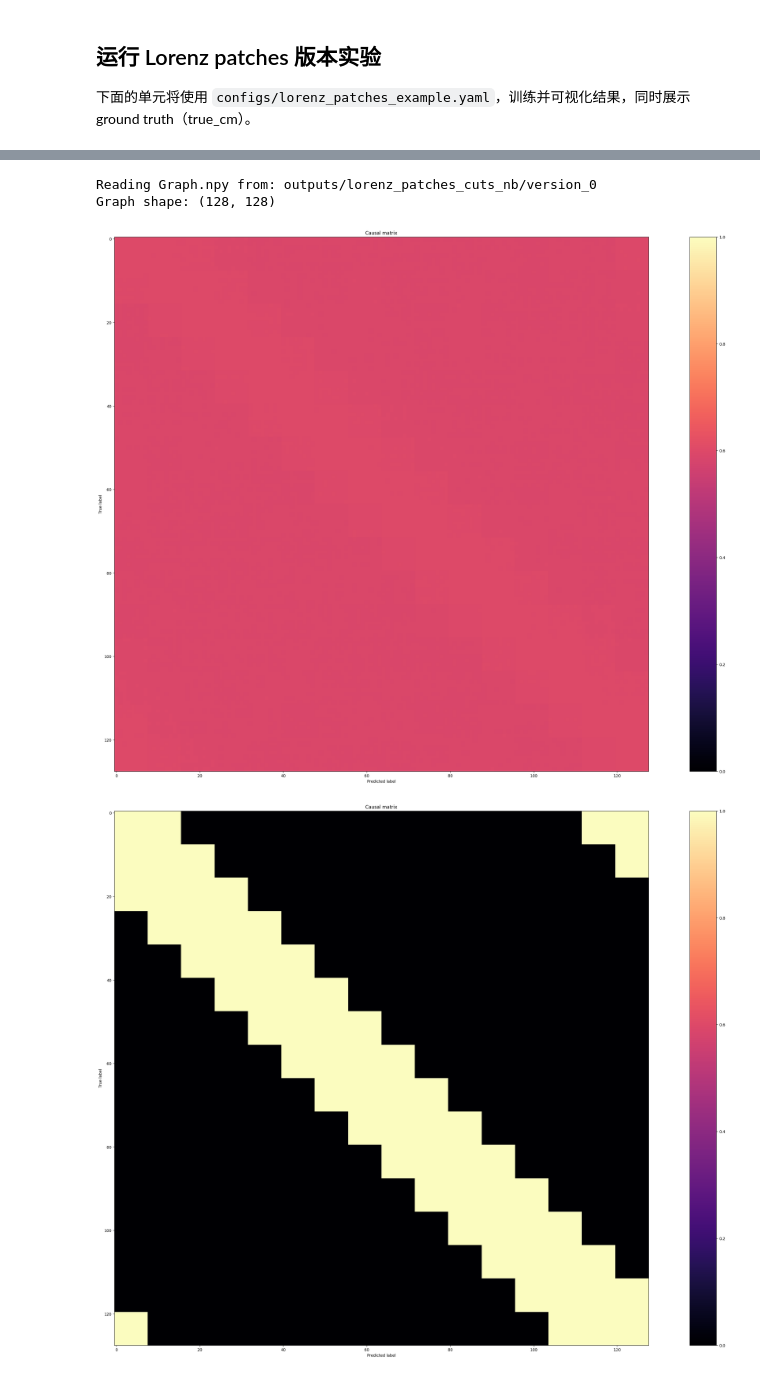
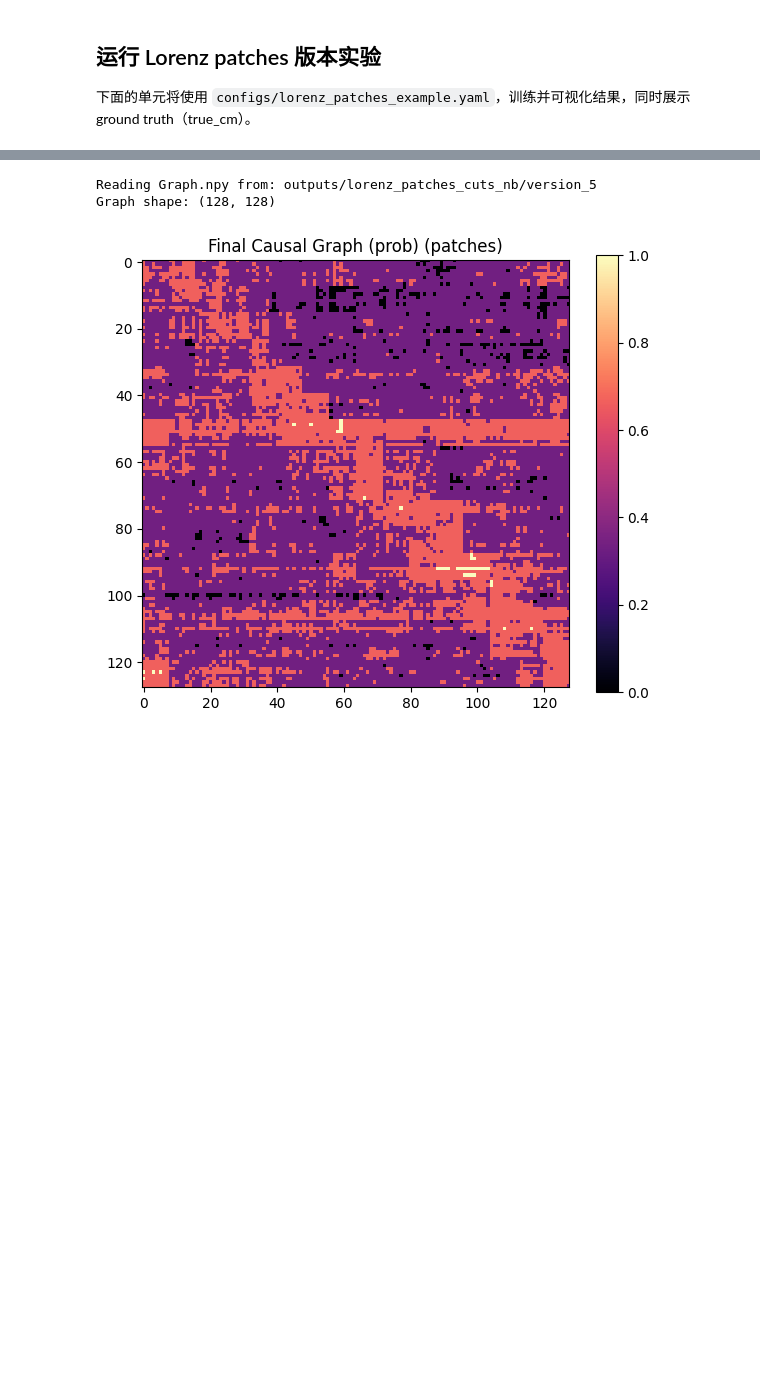
Before and after one commit to R0oup1iao/STCausalPatch, a Jupyter notebook: cuts_plus_lightning_example.ipynb, the cells around one changed output, grey strips where cells are left out. Saved outputs shown, nothing was run; the diff lists cells and outputs as text; code cells hidden in the pictures; blank space fills up the shorter version.

```diff
--- a/cuts_plus_lightning_example.ipynb
+++ b/cuts_plus_lightning_example.ipynb
@@ -203,45 +234,32 @@ Initial observable data ratio: 0.7004
 # %%
 # 读取导出的 Graph.npy 并做简单可视化
 import numpy as np
 import matplotlib.pyplot as plt
 
 # lightning_module.on_fit_end 会将 Graph.npy 保存到 logger 目录
 log_dir2 = None
 if hasattr(logger2, 'log_dir') and logger2.log_dir is not None:
     log_dir2 = logger2.log_dir
 else:
     log_dir2 = os.path.join(logger2.save_dir, logger2.name, f"version_{logger2.version}")
 
 print(f"Reading Graph.npy from: {log_dir2}")
 graph_path2 = os.path.join(log_dir2, 'Graph.npy')
 
 if os.path.exists(graph_path2):
     Graph2 = np.load(graph_path2)
     print("Graph shape:", Graph2.shape)
     graph2 = (Graph2 - np.min(Graph2)) / (np.max(Graph2) - np.min(Graph2))
 
     plt.figure(figsize=(6, 5))
     plt.imshow(graph2, cmap='magma', vmin=0, vmax=1)
     plt.title('Final Causal Graph (prob) (patches)')
     plt.colorbar()
     plt.tight_layout()
     plt.show()
 else:
     print("Graph.npy not found for patches experiment. Check that training finished and saving succeeded.")
-
-# true_cm 可视化
-from utils.misc import plot_causal_matrix
-
-true_cm2 = datamodule2.true_cm
-if true_cm2 is not None:
-    n = true_cm2.shape[0]
-    figsize = [1.5 * n, 1.0 * n]
-    fig_true2 = plot_causal_matrix(true_cm2, figsize=figsize, show_text=False, vmin=0, vmax=1)
-    display(fig_true2)
-else:
-    print("true_cm is None for patches experiment.")
 # %% [output]
-Reading Graph.npy from: outputs/lorenz_patches_cuts_nb/version_0
+Reading Graph.npy from: outputs/lorenz_patches_cuts_nb/version_5
 Graph shape: (128, 128)
-[figure, old version]
+[figure, new version]
-[figure, removed]
```
Also changed, not shown: parts of 5 cells of this notebook, 6 other files.
